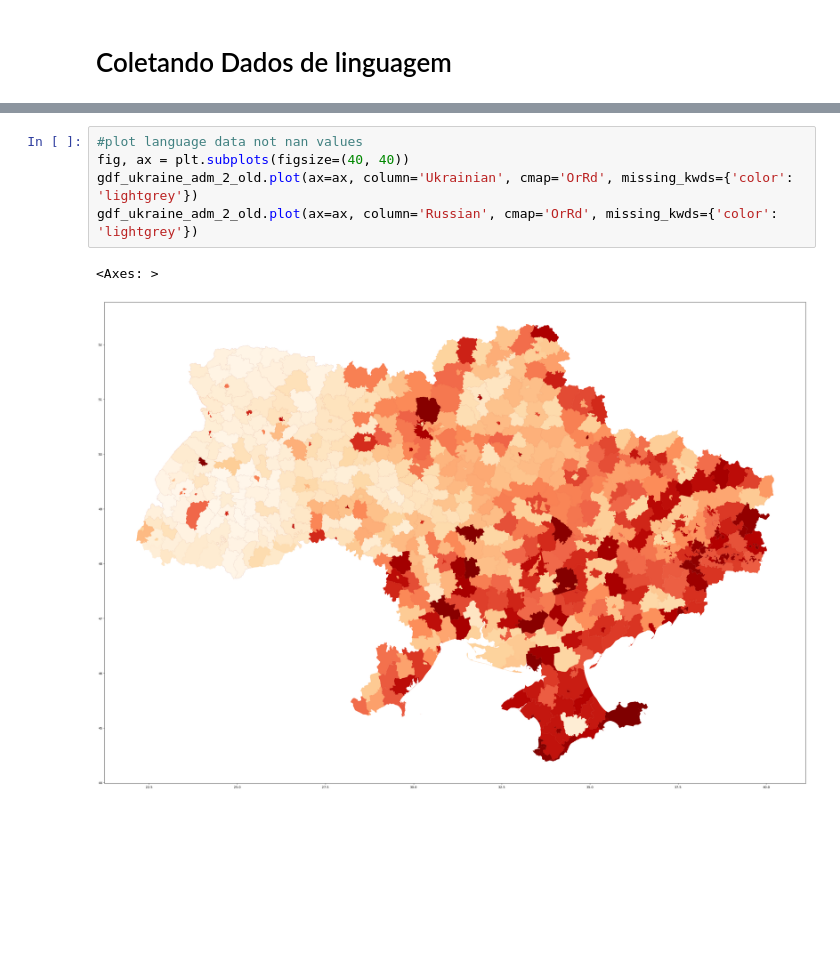
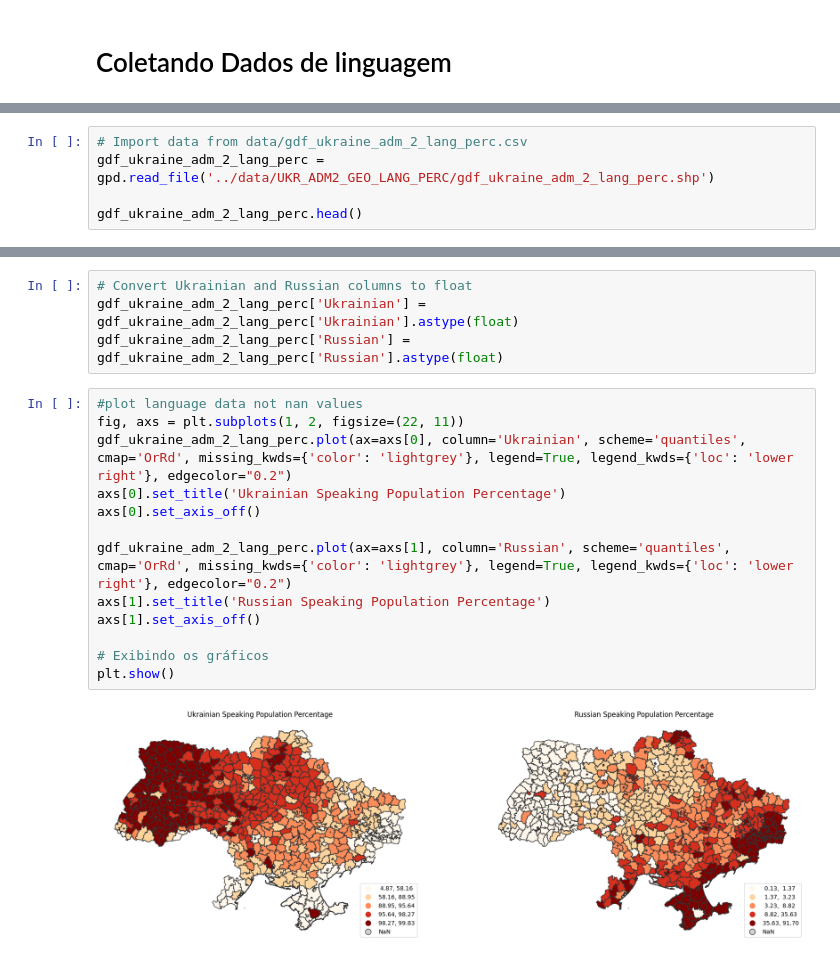
Before and after one commit to fran-janela/georeferenced-information-class, a Jupyter notebook: project/notebooks/project-geo-info.ipynb, the cells around one changed output, grey strips where cells are left out. Drawn from its saved outputs; the diff is of its cells as text; blank space fills up the shorter version.

Commit message:
New shape file for language porcentage data

```diff
--- a/project/notebooks/project-geo-info.ipynb
+++ b/project/notebooks/project-geo-info.ipynb
@@ -368,0 +303,5 @@ gdf_ukraine_adm_2_old.head()
+# %%
+# Import data from data/gdf_ukraine_adm_2_lang_perc.csv
+gdf_ukraine_adm_2_lang_perc = gpd.read_file('../data/UKR_ADM2_GEO_LANG_PERC/gdf_ukraine_adm_2_lang_perc.shp')
+
+gdf_ukraine_adm_2_lang_perc.head()
@@ -369,8 +315,19 @@ gdf_ukraine_adm_2_old.head()
+# %%
+# Convert Ukrainian and Russian columns to float
+gdf_ukraine_adm_2_lang_perc['Ukrainian'] = gdf_ukraine_adm_2_lang_perc['Ukrainian'].astype(float)
+gdf_ukraine_adm_2_lang_perc['Russian'] = gdf_ukraine_adm_2_lang_perc['Russian'].astype(float)
 # %%
 #plot language data not nan values
-fig, ax = plt.subplots(figsize=(40, 40))
-gdf_ukraine_adm_2_old.plot(ax=ax, column='Ukrainian', cmap='OrRd', missing_kwds={'color': 'lightgrey'})
-gdf_ukraine_adm_2_old.plot(ax=ax, column='Russian', cmap='OrRd', missing_kwds={'color': 'lightgrey'})
+fig, axs = plt.subplots(1, 2, figsize=(22, 11))
+gdf_ukraine_adm_2_lang_perc.plot(ax=axs[0], column='Ukrainian', scheme='quantiles', cmap='OrRd', missing_kwds={'color': 'lightgrey'}, legend=True, legend_kwds={'loc': 'lower right'}, edgecolor="0.2")
+axs[0].set_title('Ukrainian Speaking Population Percentage')
+axs[0].set_axis_off()
+
+gdf_ukraine_adm_2_lang_perc.plot(ax=axs[1], column='Russian', scheme='quantiles', cmap='OrRd', missing_kwds={'color': 'lightgrey'}, legend=True, legend_kwds={'loc': 'lower right'}, edgecolor="0.2")
+axs[1].set_title('Russian Speaking Population Percentage')
+axs[1].set_axis_off()
+
+# Exibindo os gráficos
+plt.show()
 # %% [output]
-<Axes: >
-[figure, old version]
+[figure, new version]
```
Also changed, not shown: parts of 12 cells of this notebook, 7 other files.
